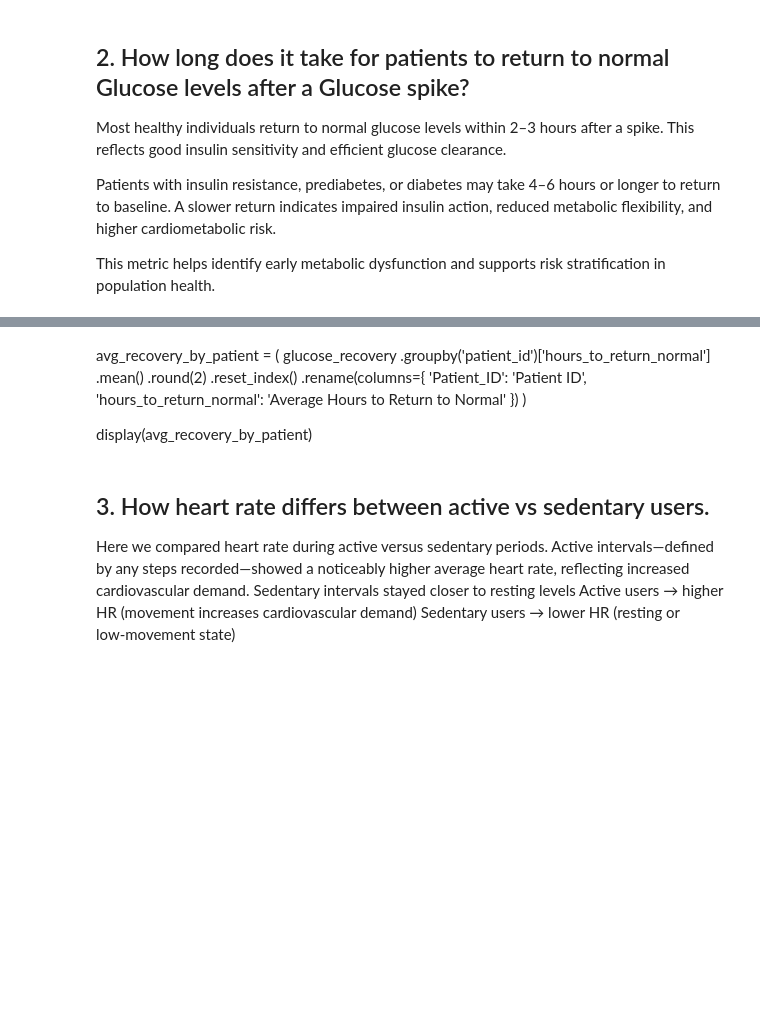
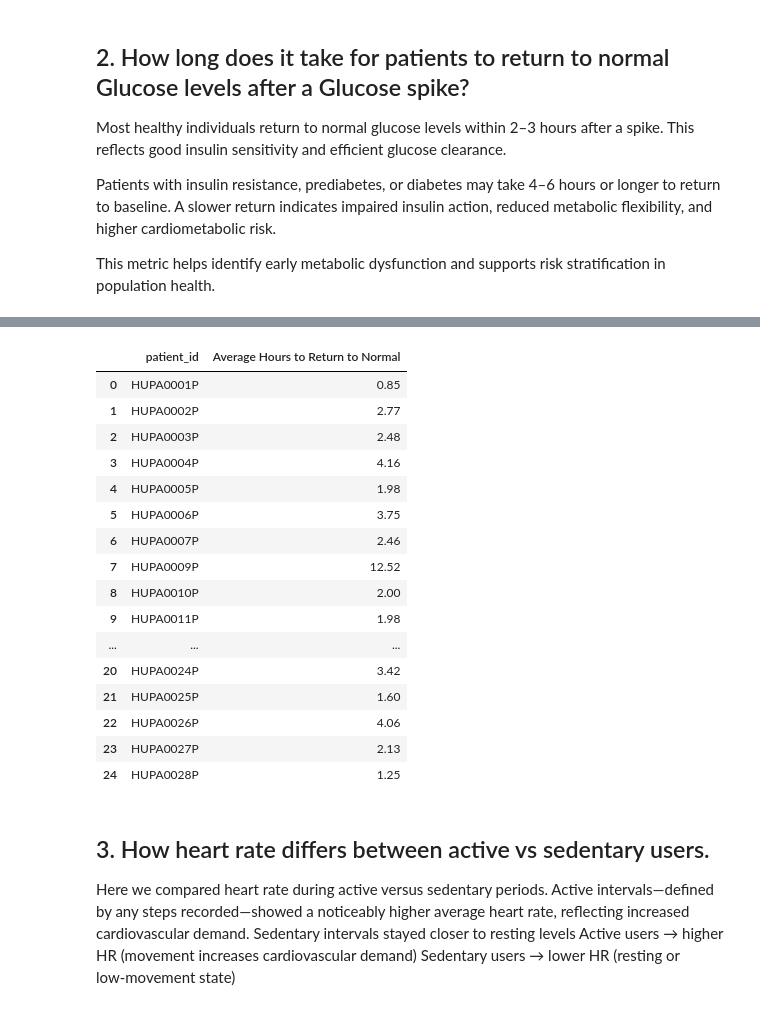
Before and after one commit to rajeshwariananth/Team01_PyVoyagers_Python_Hackathon_MAY_2026, a Jupyter notebook: Team01_PYVoyagers_2_Descriptive.ipynb, the cells around one changed output, grey strips where cells are left out. Saved outputs shown, nothing was run; the diff lists cells and outputs as text; code cells hidden in the pictures; blank space fills up the shorter version.

```diff
--- a/Team01_PYVoyagers_2_Descriptive.ipynb
+++ b/Team01_PYVoyagers_2_Descriptive.ipynb
@@ -120,17 +188,35 @@ print(glucose_recovery.head())
-# %% [markdown]
-avg_recovery_by_patient = (
-    glucose_recovery
-    .groupby('patient_id')['hours_to_return_normal']
-    .mean()
-    .round(2)
-    .reset_index()
-    .rename(columns={
-        'Patient_ID': 'Patient ID',
-        'hours_to_return_normal': 'Average Hours to Return to Normal'
-    })
-)
-
-display(avg_recovery_by_patient)
+# %%
+avg_recovery_by_patient = (
+    glucose_recovery
+    .groupby('patient_id')['hours_to_return_normal']
+    .mean()
+    .round(2)
+    .reset_index()
+    .rename(columns={
+        'Patient_ID': 'Patient ID',
+        'hours_to_return_normal': 'Average Hours to Return to Normal'
+    })
+)
+
+display(avg_recovery_by_patient)
+# %% [output]
+|  | patient_id | Average Hours to Return to Normal |
+| 0 | HUPA0001P | 0.85 |
+| 1 | HUPA0002P | 2.77 |
+| 2 | HUPA0003P | 2.48 |
+| 3 | HUPA0004P | 4.16 |
+| 4 | HUPA0005P | 1.98 |
+| 5 | HUPA0006P | 3.75 |
+| 6 | HUPA0007P | 2.46 |
+| 7 | HUPA0009P | 12.52 |
+| 8 | HUPA0010P | 2.00 |
+| 9 | HUPA0011P | 1.98 |
+| ... | ... | ... |
+| 20 | HUPA0024P | 3.42 |
+| 21 | HUPA0025P | 1.60 |
+| 22 | HUPA0026P | 4.06 |
+| 23 | HUPA0027P | 2.13 |
+| 24 | HUPA0028P | 1.25 |
 # %% [markdown]
 ## 3. How heart rate differs between active vs sedentary users.
 Here we compared heart rate during active versus sedentary periods.
```
Also changed, not shown: parts of 16 cells of this notebook.
